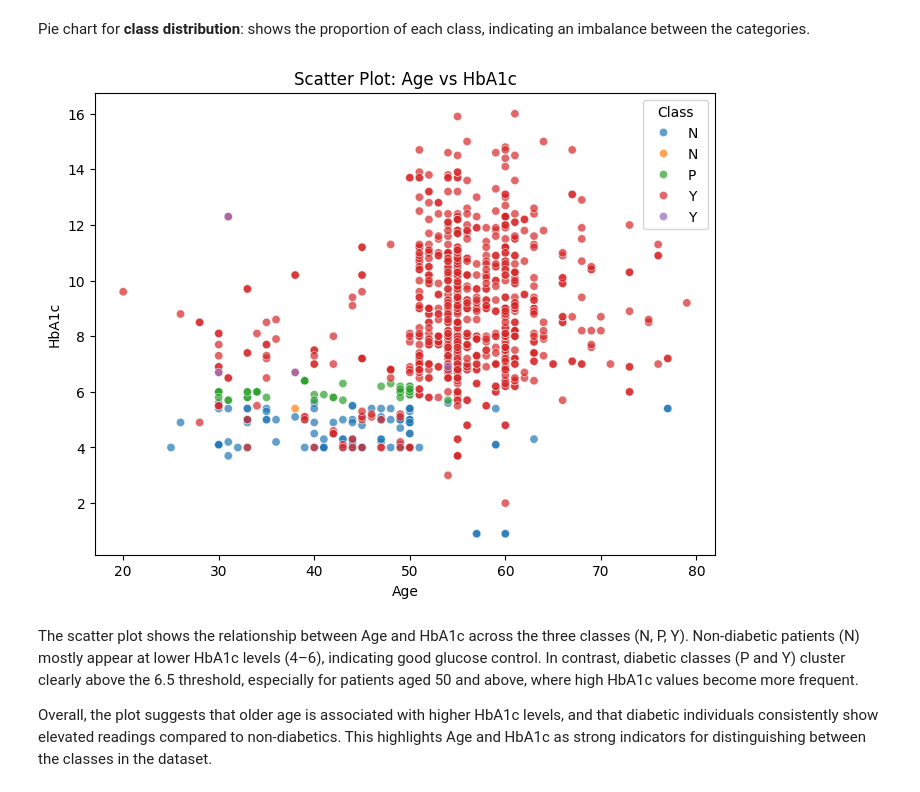
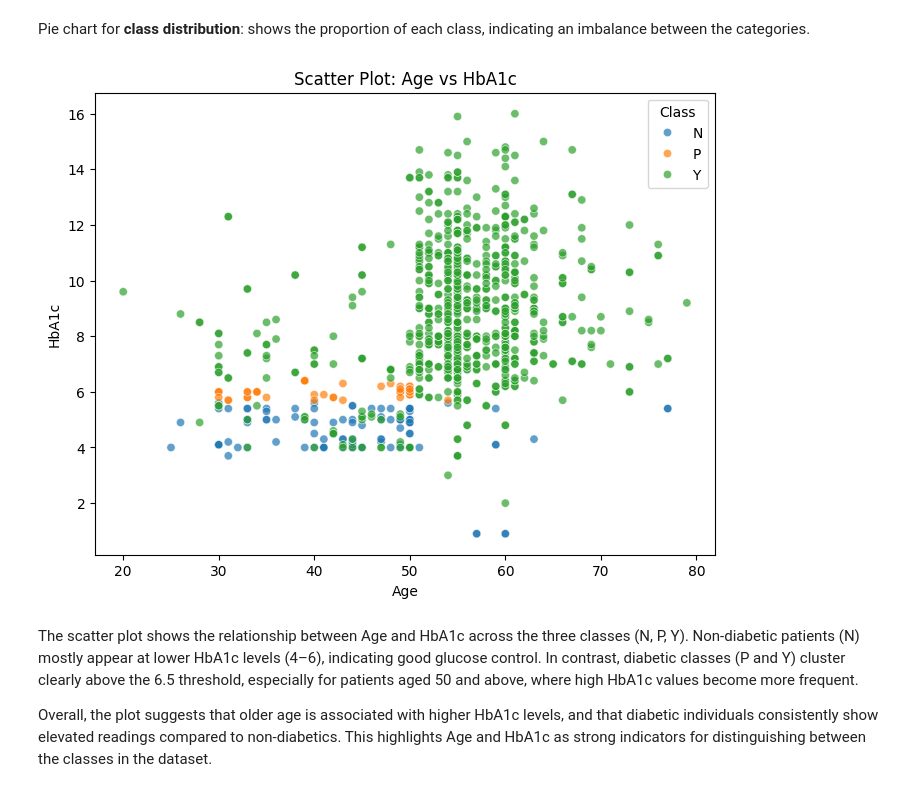
Before and after one commit to yaraaldos/Diabetes-risk-prediction, a Jupyter notebook: فيز_تو_مايننق_نعدل_عليه.ipynb, the cells around one changed output. Cells and saved outputs as stored; diff of their text form; code cells hidden in the pictures.

```diff
--- a/فيز_تو_مايننق_نعدل_عليه.ipynb
+++ b/فيز_تو_مايننق_نعدل_عليه.ipynb
@@ -206,16 +206,22 @@ plt.show()
 # %% [markdown]
 Pie chart for **class distribution**: shows the proportion of each class, indicating an imbalance between the categories.
 # %%
+# Clean CLASS
+df['CLASS'] = df['CLASS'].astype(str)
+df['CLASS'] = df['CLASS'].str.strip()
+df['CLASS'] = df['CLASS'].str.upper()
+
+
 # scatter plot (Age vs HbA1c)
 plt.figure(figsize=(8, 6))
 sns.scatterplot(x=df['AGE'], y=df['HbA1c'], hue=df['CLASS'], alpha=0.7)
 plt.title("Scatter Plot: Age vs HbA1c")
 plt.xlabel("Age")
 plt.ylabel("HbA1c")
 plt.legend(title="Class")
 plt.show()
 # %% [output]
-[figure, old version]
+[figure, new version]
 # %% [markdown]
 The scatter plot shows the relationship between Age and HbA1c across the three classes (N, P, Y).
 Non-diabetic patients (N) mostly appear at lower HbA1c levels (4–6), indicating good glucose control.
```
